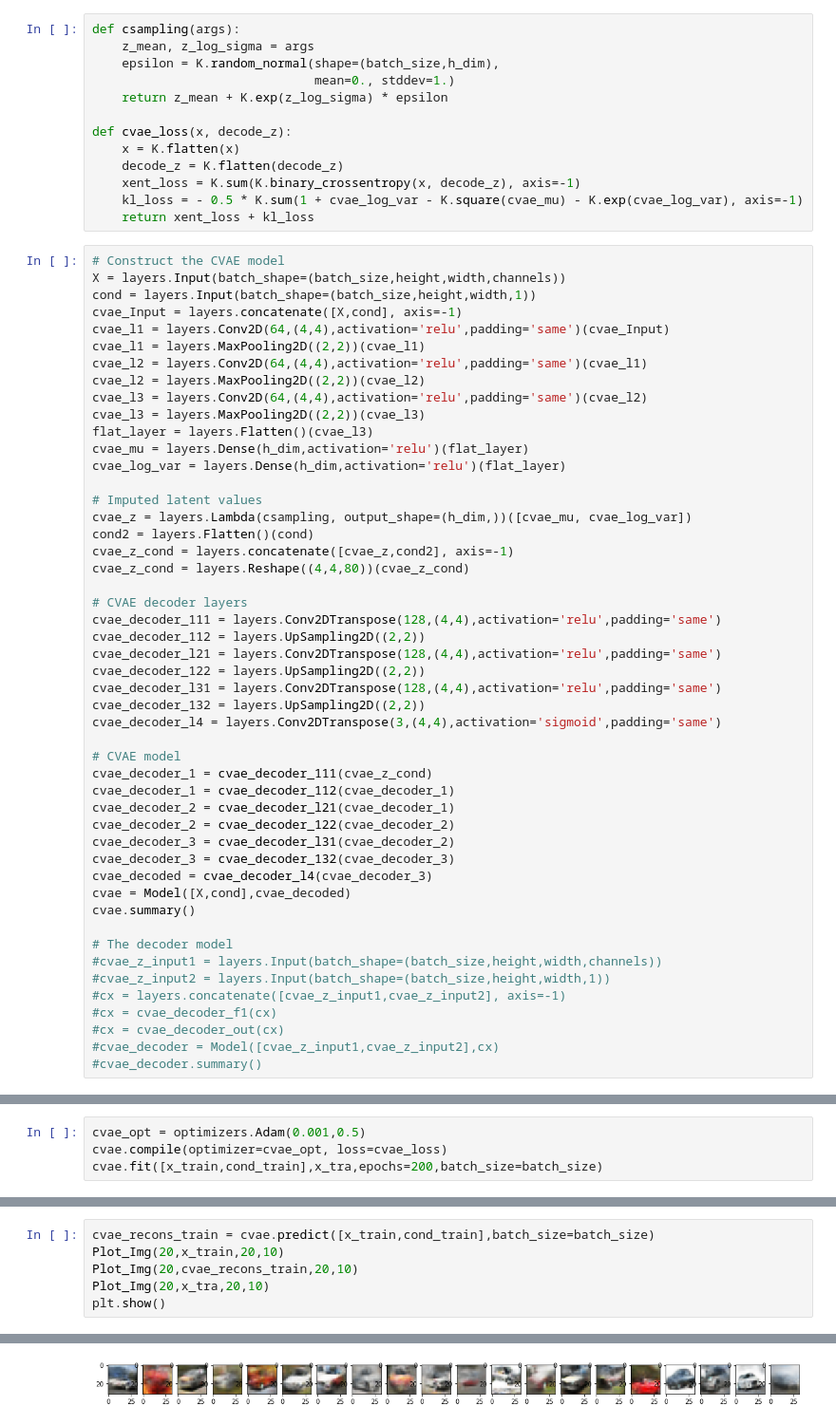
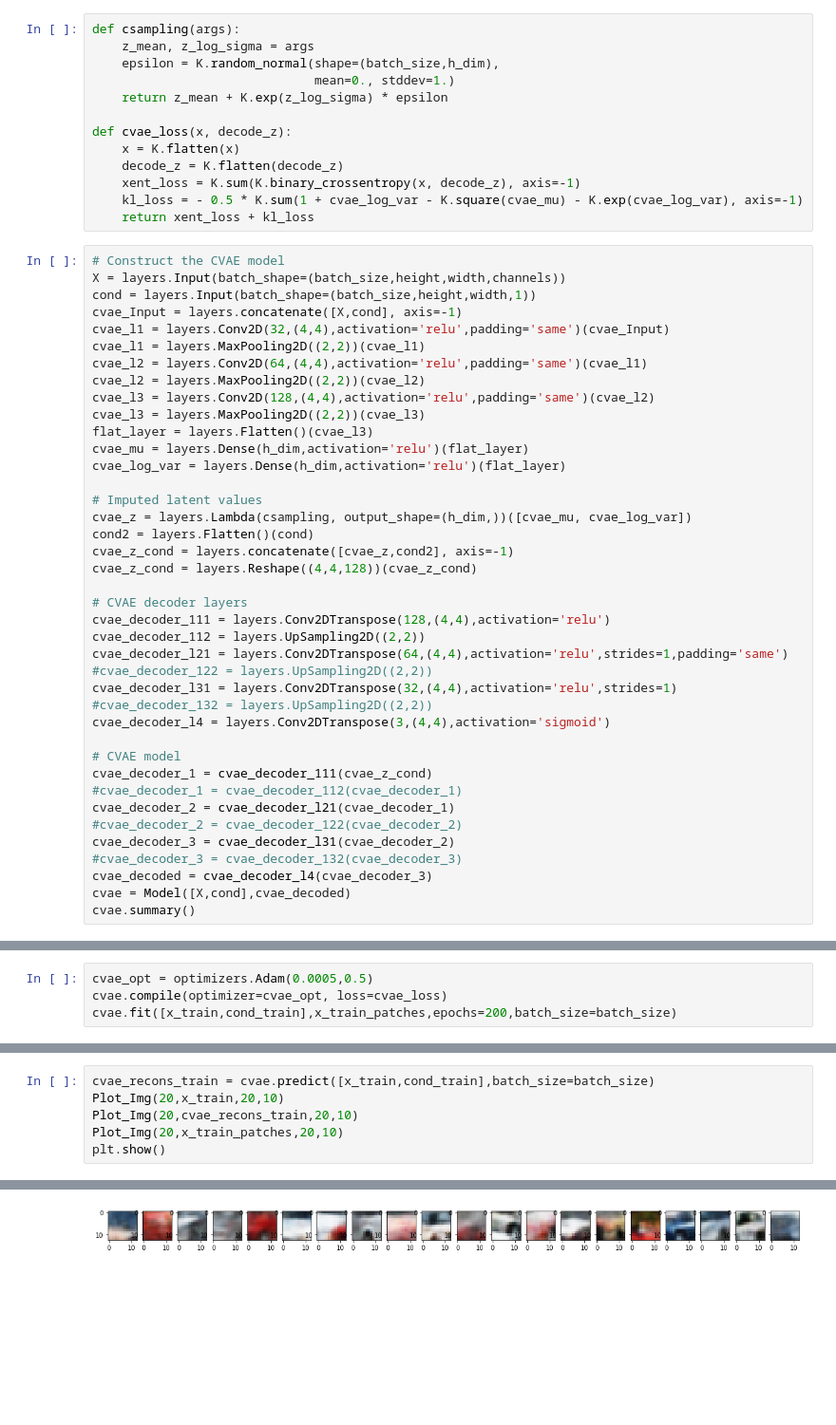
Before and after one commit to nji3/Deep_Learning_Study_Tutorial, a Jupyter notebook: Image Fill/Image_Fill_by_CVAE.ipynb, the cells around one changed output, grey strips where cells are left out. Shown at 95% size. Drawn from its saved outputs; the diff is of its cells as text; blank space fills up the shorter version.

Commit message:
update Image Fill by CVAE

```diff
--- a/Image Fill/Image_Fill_by_CVAE.ipynb
+++ b/Image Fill/Image_Fill_by_CVAE.ipynb
@@ -97,11 +235,11 @@ def cvae_loss(x, decode_z):
 X = layers.Input(batch_shape=(batch_size,height,width,channels))
 cond = layers.Input(batch_shape=(batch_size,height,width,1))
 cvae_Input = layers.concatenate([X,cond], axis=-1)
-cvae_l1 = layers.Conv2D(64,(4,4),activation='relu',padding='same')(cvae_Input)
+cvae_l1 = layers.Conv2D(32,(4,4),activation='relu',padding='same')(cvae_Input)
 cvae_l1 = layers.MaxPooling2D((2,2))(cvae_l1)
 cvae_l2 = layers.Conv2D(64,(4,4),activation='relu',padding='same')(cvae_l1)
 cvae_l2 = layers.MaxPooling2D((2,2))(cvae_l2)
-cvae_l3 = layers.Conv2D(64,(4,4),activation='relu',padding='same')(cvae_l2)
+cvae_l3 = layers.Conv2D(128,(4,4),activation='relu',padding='same')(cvae_l2)
 cvae_l3 = layers.MaxPooling2D((2,2))(cvae_l3)
 flat_layer = layers.Flatten()(cvae_l3)
 cvae_mu = layers.Dense(h_dim,activation='relu')(flat_layer)
@@ -111,34 +249,25 @@ cvae_log_var = layers.Dense(h_dim,activation='relu')(flat_layer)
 cvae_z = layers.Lambda(csampling, output_shape=(h_dim,))([cvae_mu, cvae_log_var])
 cond2 = layers.Flatten()(cond)
 cvae_z_cond = layers.concatenate([cvae_z,cond2], axis=-1)
-cvae_z_cond = layers.Reshape((4,4,80))(cvae_z_cond)
+cvae_z_cond = layers.Reshape((4,4,128))(cvae_z_cond)
 
 # CVAE decoder layers
-cvae_decoder_111 = layers.Conv2DTranspose(128,(4,4),activation='relu',padding='same')
+cvae_decoder_111 = layers.Conv2DTranspose(128,(4,4),activation='relu')
 cvae_decoder_112 = layers.UpSampling2D((2,2))
-cvae_decoder_l21 = layers.Conv2DTranspose(128,(4,4),activation='relu',padding='same')
-cvae_decoder_122 = layers.UpSampling2D((2,2))
-cvae_decoder_l31 = layers.Conv2DTranspose(128,(4,4),activation='relu',padding='same')
-cvae_decoder_132 = layers.UpSampling2D((2,2))
-cvae_decoder_l4 = layers.Conv2DTranspose(3,(4,4),activation='sigmoid',padding='same')
+cvae_decoder_l21 = layers.Conv2DTranspose(64,(4,4),activation='relu',strides=1,padding='same')
+#cvae_decoder_122 = layers.UpSampling2D((2,2))
+cvae_decoder_l31 = layers.Conv2DTranspose(32,(4,4),activation='relu',strides=1)
+#cvae_decoder_132 = layers.UpSampling2D((2,2))
+cvae_decoder_l4 = layers.Conv2DTranspose(3,(4,4),activation='sigmoid')
 
 # CVAE model
 cvae_decoder_1 = cvae_decoder_111(cvae_z_cond)
-cvae_decoder_1 = cvae_decoder_112(cvae_decoder_1)
+#cvae_decoder_1 = cvae_decoder_112(cvae_decoder_1)
 cvae_decoder_2 = cvae_decoder_l21(cvae_decoder_1)
-cvae_decoder_2 = cvae_decoder_122(cvae_decoder_2)
+#cvae_decoder_2 = cvae_decoder_122(cvae_decoder_2)
 cvae_decoder_3 = cvae_decoder_l31(cvae_decoder_2)
-cvae_decoder_3 = cvae_decoder_132(cvae_decoder_3)
+#cvae_decoder_3 = cvae_decoder_132(cvae_decoder_3)
 cvae_decoded = cvae_decoder_l4(cvae_decoder_3)
 cvae = Model([X,cond],cvae_decoded)
 cvae.summary()
-
-# The decoder model
-#cvae_z_input1 = layers.Input(batch_shape=(batch_size,height,width,channels))
-#cvae_z_input2 = layers.Input(batch_shape=(batch_size,height,width,1))
-#cx = layers.concatenate([cvae_z_input1,cvae_z_input2], axis=-1)
-#cx = cvae_decoder_f1(cx)
-#cx = cvae_decoder_out(cx)
-#cvae_decoder = Model([cvae_z_input1,cvae_z_input2],cx)
-#cvae_decoder.summary()
 # %% [output]
@@ -160,7 +289,7 @@ Trainable params: 1,354,819
 Non-trainable params: 0
 __________________________________________________________________________________________________
 # %%
-cvae_opt = optimizers.Adam(0.001,0.5)
+cvae_opt = optimizers.Adam(0.0005,0.5)
 cvae.compile(optimizer=cvae_opt, loss=cvae_loss)
-cvae.fit([x_train,cond_train],x_tra,epochs=200,batch_size=batch_size)
+cvae.fit([x_train,cond_train],x_train_patches,epochs=200,batch_size=batch_size)
 # %% [output]
@@ -185,9 +314,9 @@ Epoch 200/200
 # %%
 cvae_recons_train = cvae.predict([x_train,cond_train],batch_size=batch_size)
 Plot_Img(20,x_train,20,10)
 Plot_Img(20,cvae_recons_train,20,10)
-Plot_Img(20,x_tra,20,10)
+Plot_Img(20,x_train_patches,20,10)
 plt.show()
 # %% [output]
 [figure]
-[figure, old version]
+[figure, new version]
```
Also changed, not shown: parts of 12 cells of this notebook.
